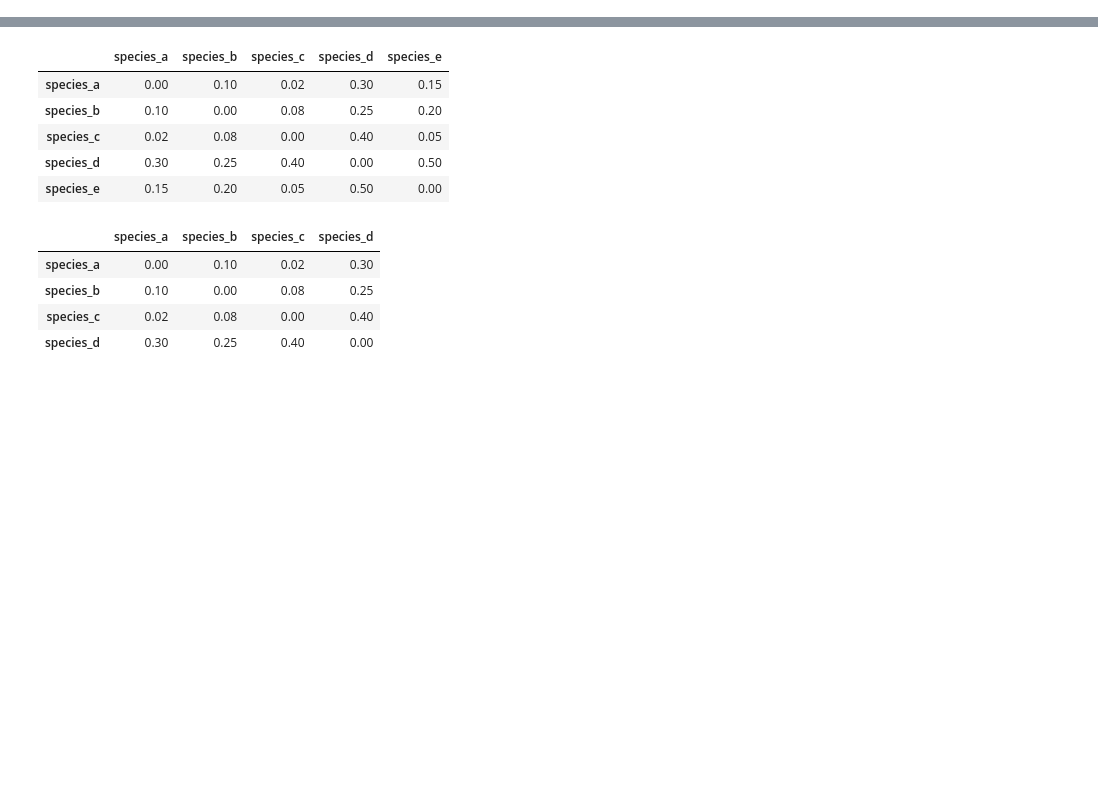
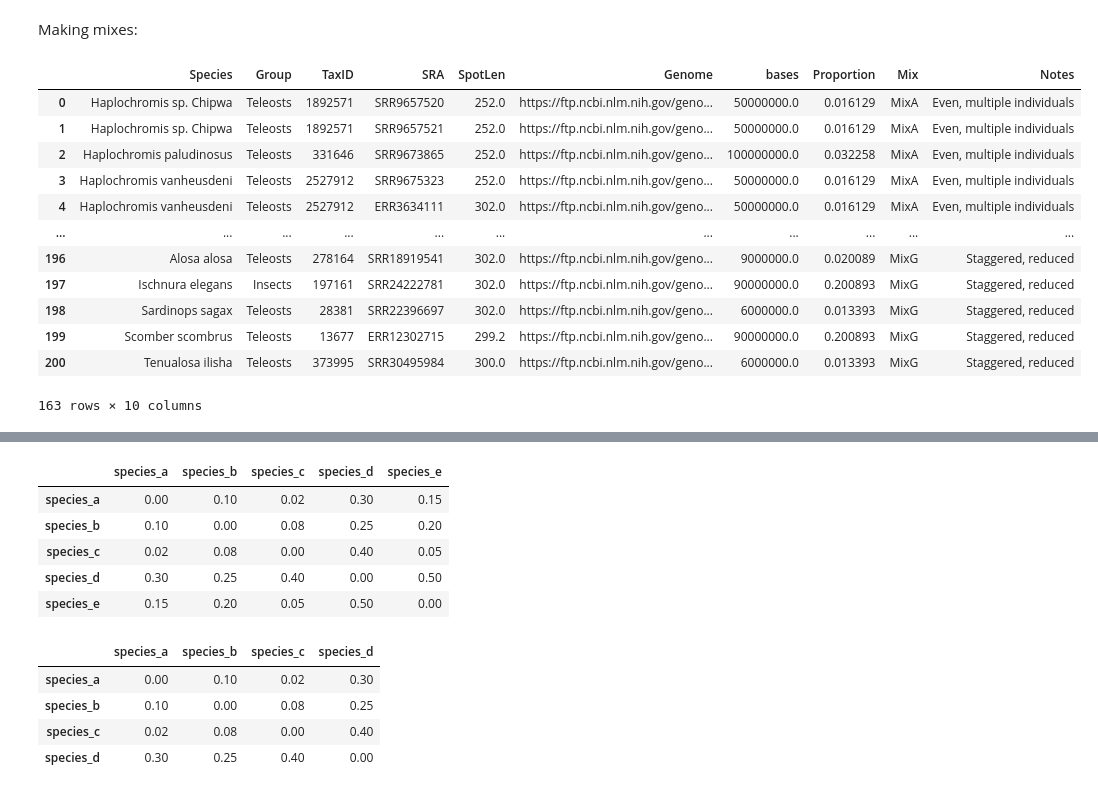
Before and after one commit to mistergroot/cladeaid, a Jupyter notebook: jupyter_notebooks/CladeAid.ipynb, the cells around one changed output, grey strips where cells are left out. Drawn from its saved outputs; the diff is of its cells as text; code cells hidden in the pictures; blank space fills up the shorter version.

Commit message:
making euk mixes

```diff
--- a/jupyter_notebooks/CladeAid.ipynb
+++ b/jupyter_notebooks/CladeAid.ipynb
@@ -0,0 +108,27 @@
+# %%
+random.seed(1234)
+tmp = euk_mix.drop_duplicates("TaxID").sample(n=int(round((len(uniqdown.drop_duplicates("Species")) * 0.5), 0)), replace=False).copy()
+for sp in tmp["TaxID"].tolist():
+    tmp.loc[tmp["TaxID"] == sp, "bases"] = (100000000 / len(tmp[tmp["TaxID"] == sp]))
+tmp["Proportion"] = tmp["bases"] / tmp["bases"].sum()
+tmp["Mix"] = "MixE"
+tmp["Notes"] = "Even, reduced"
+mixes = pd.concat([mixes, tmp]).reset_index(drop=True)
+# %%
+random.seed(1234)
+tmp = euk_mix.drop_duplicates("TaxID").sample(n=int(round((len(uniqdown.drop_duplicates("Species")) * 0.5), 0)), replace=False).copy()
+for sp in tmp["TaxID"].tolist():
+    tmp.loc[tmp["TaxID"] == sp, "bases"] = random.choice(basesrandom)
+tmp["Proportion"] = tmp["bases"] / tmp["bases"].sum()
+tmp["Mix"] = "MixF"
+tmp["Notes"] = "Staggered, reduced"
+mixes = pd.concat([mixes, tmp]).reset_index(drop=True)
+# %%
+random.seed(12345)
+tmp = euk_mix.drop_duplicates("TaxID").sample(n=int(round((len(uniqdown.drop_duplicates("Species")) * 0.5), 0)), replace=False).copy()
+for sp in tmp["TaxID"].tolist():
+    tmp.loc[tmp["TaxID"] == sp, "bases"] = random.choice(basesrandom)
+tmp["Proportion"] = tmp["bases"] / tmp["bases"].sum()
+tmp["Mix"] = "MixG"
+tmp["Notes"] = "Staggered, reduced"
+mixes = pd.concat([mixes, tmp]).reset_index(drop=True)
@@ -0,0 +144,2 @@
+# %%
+subset_reads = mixes.drop_duplicates(["SRA", "bases"]).reset_index(drop=True)
@@ -0,0 +171,2 @@
+# %% [markdown]
+Making mixes:
@@ -0,0 +175,16 @@
+# %%
+subset_reads
+# %% [output]
+|  | Species | Group | TaxID | SRA | SpotLen | Genome | bases | Proportion | Mix | Notes |
+| 0 | Haplochromis sp. Chipwa | Teleosts | 1892571 | SRR9657520 | 252.0 | https://ftp.ncbi.nlm.nih.gov/geno... | 50000000.0 | 0.016129 | MixA | Even, multiple individuals |
+| 1 | Haplochromis sp. Chipwa | Teleosts | 1892571 | SRR9657521 | 252.0 | https://ftp.ncbi.nlm.nih.gov/geno... | 50000000.0 | 0.016129 | MixA | Even, multiple individuals |
+| 2 | Haplochromis paludinosus | Teleosts | 331646 | SRR9673865 | 252.0 | https://ftp.ncbi.nlm.nih.gov/geno... | 100000000.0 | 0.032258 | MixA | Even, multiple individuals |
+| 3 | Haplochromis vanheusdeni | Teleosts | 2527912 | SRR9675323 | 252.0 | https://ftp.ncbi.nlm.nih.gov/geno... | 50000000.0 | 0.016129 | MixA | Even, multiple individuals |
+| 4 | Haplochromis vanheusdeni | Teleosts | 2527912 | ERR3634111 | 302.0 | https://ftp.ncbi.nlm.nih.gov/geno... | 50000000.0 | 0.016129 | MixA | Even, multiple individuals |
+| ... | ... | ... | ... | ... | ... | ... | ... | ... | ... | ... |
+| 196 | Alosa alosa | Teleosts | 278164 | SRR18919541 | 302.0 | https://ftp.ncbi.nlm.nih.gov/geno... | 9000000.0 | 0.020089 | MixG | Staggered, reduced |
+| 197 | Ischnura elegans | Insects | 197161 | SRR24222781 | 302.0 | https://ftp.ncbi.nlm.nih.gov/geno... | 90000000.0 | 0.200893 | MixG | Staggered, reduced |
+| 198 | Sardinops sagax | Teleosts | 28381 | SRR22396697 | 302.0 | https://ftp.ncbi.nlm.nih.gov/geno... | 6000000.0 | 0.013393 | MixG | Staggered, reduced |
+| 199 | Scomber scombrus | Teleosts | 13677 | ERR12302715 | 299.2 | https://ftp.ncbi.nlm.nih.gov/geno... | 90000000.0 | 0.200893 | MixG | Staggered, reduced |
+| 200 | Tenualosa ilisha | Teleosts | 373995 | SRR30495984 | 300.0 | https://ftp.ncbi.nlm.nih.gov/geno... | 6000000.0 | 0.013393 | MixG | Staggered, reduced |
+163 rows × 10 columns
```
Also changed, not shown: parts of 26 cells of this notebook.
